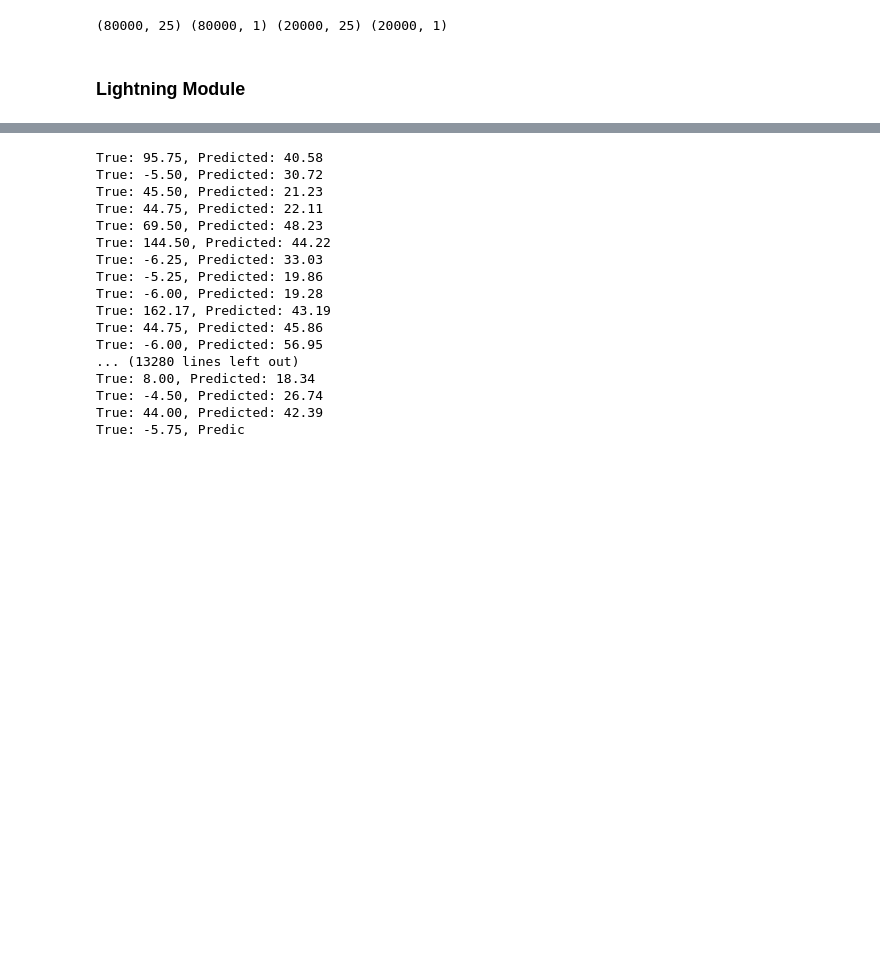
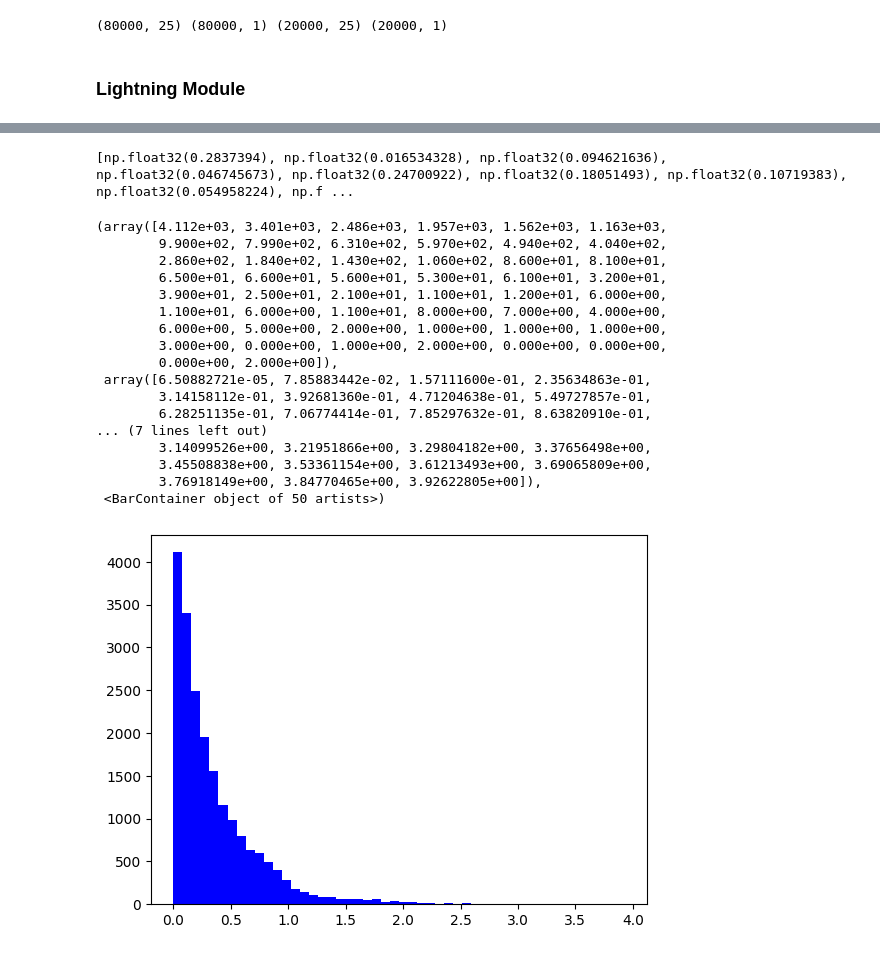
Before and after one commit to Mattheex/FactorioAI, a Jupyter notebook: CNN/jupyter.ipynb, the cells around one changed output, grey strips where cells are left out. Saved outputs shown, nothing was run; the diff lists cells and outputs as text; code cells hidden in the pictures; blank space fills up the shorter version.

```diff
--- a/CNN/jupyter.ipynb
+++ b/CNN/jupyter.ipynb
@@ -198,7 +201,7 @@ early_stop_callback = EarlyStopping(
 
 model = RewardCNN()
 trainer = pl.Trainer(max_epochs=100, callbacks=[checkpoint_callback,early_stop_callback],log_every_n_steps=1)
-trainer.fit(model, train,test)
+#trainer.fit(model, train,test)
 # %% [output]
 GPU available: True (cuda), used: True
 TPU available: False, using: 0 TPU cores
@@ -225,27 +230,39 @@ NameError: name 'exit' is not defined
 # %%
+model = RewardCNN.load_from_checkpoint("lightning_logs/version_0/checkpoints/best-checkpoint.ckpt")
+model.to("cuda")
 model.eval()
+error = []
 with torch.no_grad():
     for i, (x, y_true) in enumerate(test):
-        y_pred = model(x)
+        y_pred = model(x.to("cuda"))
         y_pred_denorm = scaler_y.inverse_transform(y_pred.cpu().numpy())
         y_true_denorm = scaler_y.inverse_transform(y_true.cpu().numpy())
         for yt, yp in zip(y_true_denorm, y_pred_denorm):
-            print(f"True: {yt[0]:.2f}, Predicted: {yp[0]:.2f}")
+            error.append(np.abs(yp - yt)[0])
+
+print(error)
+print("Mean error:", np.mean(error))
+print("Max error:", np.max(error))
+print("Min error:", np.min(error))
+print("Std error:", np.std(error))
+plt.hist(error, bins=50, color='blue')
 # %% [output]
-True: 95.75, Predicted: 40.58
-True: -5.50, Predicted: 30.72
-True: 45.50, Predicted: 21.23
-True: 44.75, Predicted: 22.11
-True: 69.50, Predicted: 48.23
-True: 144.50, Predicted: 44.22
-True: -6.25, Predicted: 33.03
-True: -5.25, Predicted: 19.86
-True: -6.00, Predicted: 19.28
-True: 162.17, Predicted: 43.19
-True: 44.75, Predicted: 45.86
-True: -6.00, Predicted: 56.95
-... (13280 lines left out)
-True: 8.00, Predicted: 18.34
-True: -4.50, Predicted: 26.74
-True: 44.00, Predicted: 42.39
-True: -5.75, Predic
+[np.float32(0.2837394), np.float32(0.016534328), np.float32(0.094621636), np.float32(0.046745673), np.float32(0.24700922), np.float32(0.18051493), np.float32(0.10719383), np.float32(0.054958224), np.f ...
+(array([4.112e+03, 3.401e+03, 2.486e+03, 1.957e+03, 1.562e+03, 1.163e+03,
+        9.900e+02, 7.990e+02, 6.310e+02, 5.970e+02, 4.940e+02, 4.040e+02,
+        2.860e+02, 1.840e+02, 1.430e+02, 1.060e+02, 8.600e+01, 8.100e+01,
+        6.500e+01, 6.600e+01, 5.600e+01, 5.300e+01, 6.100e+01, 3.200e+01,
+        3.900e+01, 2.500e+01, 2.100e+01, 1.100e+01, 1.200e+01, 6.000e+00,
+        1.100e+01, 6.000e+00, 1.100e+01, 8.000e+00, 7.000e+00, 4.000e+00,
+        6.000e+00, 5.000e+00, 2.000e+00, 1.000e+00, 1.000e+00, 1.000e+00,
+        3.000e+00, 0.000e+00, 1.000e+00, 2.000e+00, 0.000e+00, 0.000e+00,
+        0.000e+00, 2.000e+00]),
+ array([6.50882721e-05, 7.85883442e-02, 1.57111600e-01, 2.35634863e-01,
+        3.14158112e-01, 3.92681360e-01, 4.71204638e-01, 5.49727857e-01,
+        6.28251135e-01, 7.06774414e-01, 7.85297632e-01, 8.63820910e-01,
+... (7 lines left out)
+        3.14099526e+00, 3.21951866e+00, 3.29804182e+00, 3.37656498e+00,
+        3.45508838e+00, 3.53361154e+00, 3.61213493e+00, 3.69065809e+00,
+        3.76918149e+00, 3.84770465e+00, 3.92622805e+00]),
+ <BarContainer object of 50 artists>)
+[figure, added]
```
Also changed, not shown: parts of 10 cells of this notebook, 8 other files.
